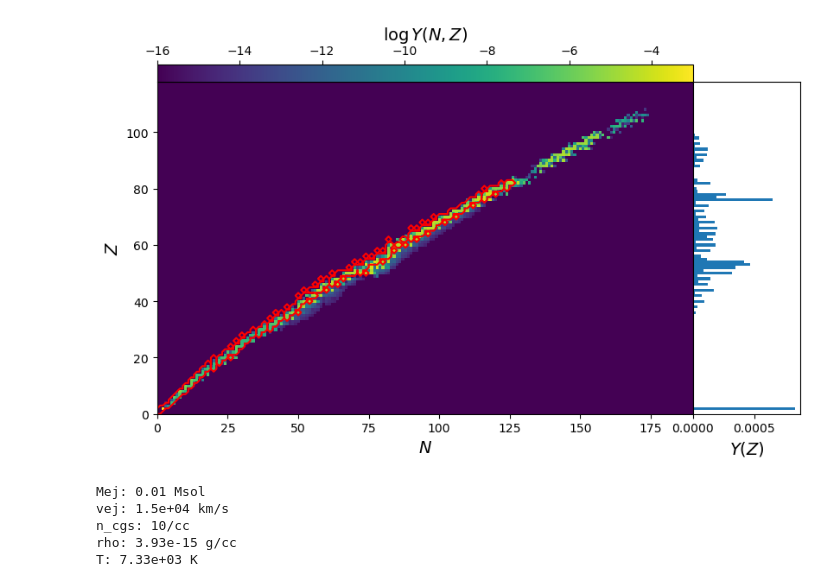
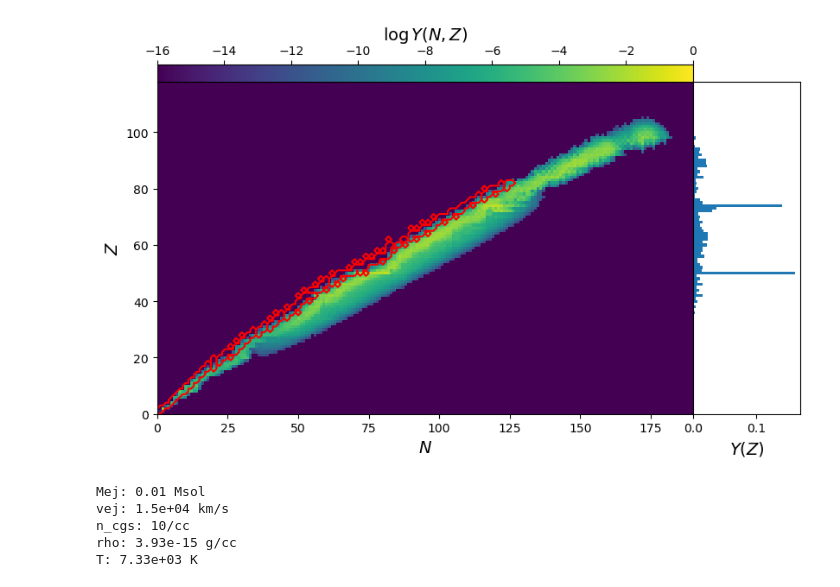
Before and after one commit to zandalman/thunderstorm, a Jupyter notebook: dev.ipynb, the cells around one changed output. Cells and saved outputs as stored; diff of their text form; code cells hidden in the pictures.

```diff
--- a/dev.ipynb
+++ b/dev.ipynb
@@ -32,7 +33,7 @@ ab_grid = np.zeros((Nmax, Zmax))
 for Z in range(Zmax+1):
 
     A_list, ab_list = data_rproc.ab_iso[idx_rproc, Z]
-    for A, ab in zip(A_list, ab_list): ab_grid[A-Z, Z] = ab
+    for A, ab in zip(A_list, ab_list): ab_grid[A-Z, Z] = ab*A
 # %%
 with open(os.path.join('..', 'NuDat', 'nndc.csv'), 'r') as f: lines = f.readlines()
 stab_grid = np.full((178, 119), False)
@@ -45,30 +46,30 @@ for line in lines[1:]:
 # %%
 fig, ax1 = plt.subplots(figsize=(8, 8))
 
-im = ax1.imshow(np.log10(ab_grid+1e-20).T, origin='lower', vmin=-16, vmax=-3)
+im = ax1.imshow(np.log10(ab_grid+1e-20).T, origin='lower', vmin=-16, vmax=0)
 
 ax1.contour(np.arange(178), np.arange(119), stab_grid.T, colors='red', levels=[0, 1])
 
 ax1.set_xlim(0, 190)
 ax1.set_ylim(0, 118)
 
 ax1.set_xlabel(r'$N$', fontsize=14)
 ax1.set_ylabel(r'$Z$', fontsize=14)
 
 ax2 = ax1.inset_axes([1, 0, 0.2, 1])
 ax2.sharey(ax1)
-ax2.barh(np.arange(Zmax+1), data_rproc.ab_elem[idx_rproc], height=1.0, align='center')
+ax2.barh(np.arange(Zmax+1), data_rproc.ab_elem[idx_rproc]*data_rproc.A_avg[idx_rproc], height=1.0, align='center')
 
 ax2.get_yaxis().set_visible(False)
 ax2.set_xlabel(r'$Y(Z)$', fontsize=14)
 
 cax = ax1.inset_axes([0, 1, 1, 0.05])
 cbar = plt.colorbar(im, cax=cax, orientation='horizontal')
 cbar.set_label(r'$\log Y(N, Z)$', fontsize=14)
 cax.xaxis.set_ticks_position('top')
 cax.xaxis.set_label_position('top')
 # %% [output]
-[figure, old version]
+[figure, new version]
 # %%
 run = 1
 
```
Also changed, not shown: parts of 10 cells of this notebook, 6 other files.
